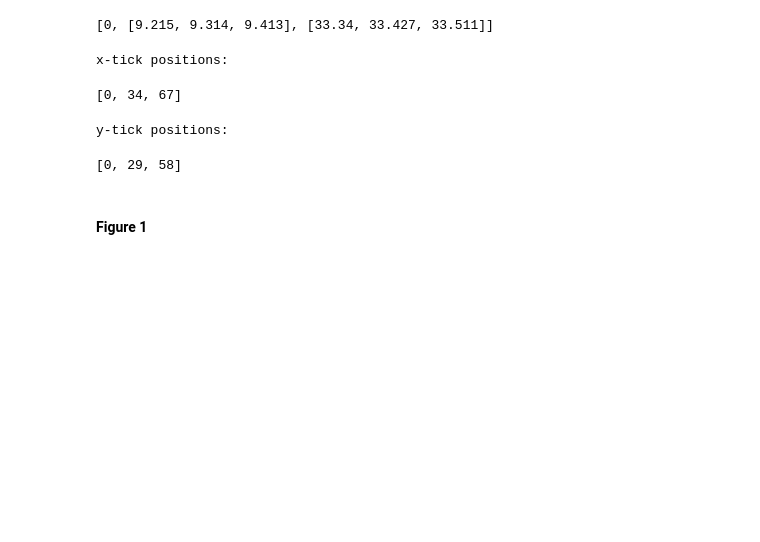
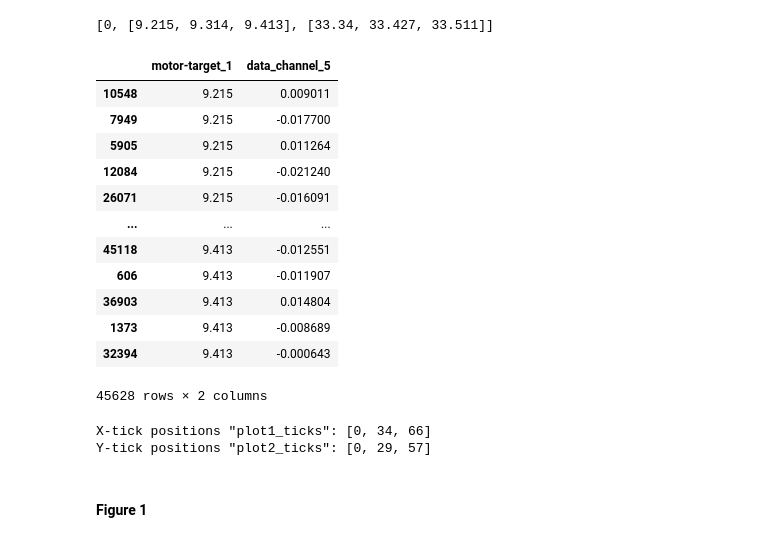
Before and after one commit to griffinbran/Chemical-Physics-Data-Visualization, a Jupyter notebook: code/Data-Cleaning.ipynb, the cells around one changed output. Drawn from its saved outputs; the diff is of its cells as text; code cells hidden in the pictures; blank space fills up the shorter version.

```diff
--- a/code/Data-Cleaning.ipynb
+++ b/code/Data-Cleaning.ipynb
@@ -285,25 +285,37 @@ for stage in range(1,3):
 plot_labels
 # %% [output]
 [0, [9.215, 9.314, 9.413], [33.34, 33.427, 33.511]]
+# %%
+data[['motor-target_1', 'data_channel_5']].sort_values(by='motor-target_1')
+# %% [output]
+|  | motor-target_1 | data_channel_5 |
+| 10548 | 9.215 | 0.009011 |
+| 7949 | 9.215 | -0.017700 |
+| 5905 | 9.215 | 0.011264 |
+| 12084 | 9.215 | -0.021240 |
+| 26071 | 9.215 | -0.016091 |
+| ... | ... | ... |
+| 45118 | 9.413 | -0.012551 |
+| 606 | 9.413 | -0.011907 |
+| 36903 | 9.413 | 0.014804 |
+| 1373 | 9.413 | -0.008689 |
+| 32394 | 9.413 | -0.000643 |
+45628 rows × 2 columns
 # %%
 #list(data['motor-target_1'].value_counts().sort_index().index)
 # %%
 # Motor One
 plot1_labels = plot_labels[1]
 plot1_ticks  = tick_pos[1]
-print('x-tick positions:')
-display(plot1_ticks)
+print(f'X-tick positions "plot1_ticks": {plot1_ticks}')
 
 # Motor Two
 plot2_labels = plot_labels[2]
 plot2_ticks  = tick_pos[2]
-print('y-tick positions:')
-display(plot2_ticks)
+print(f'Y-tick positions "plot2_ticks": {plot2_ticks}')
 # %% [output]
-x-tick positions:
+X-tick positions "plot1_ticks": [0, 34, 66]
+Y-tick positions "plot2_ticks": [0, 29, 57]
-[0, 34, 67]
-y-tick positions:
-[0, 29, 58]
 # %% [markdown]
 #### Figure 1
 # %%
```
Also changed, not shown: parts of 3 cells of this notebook.
